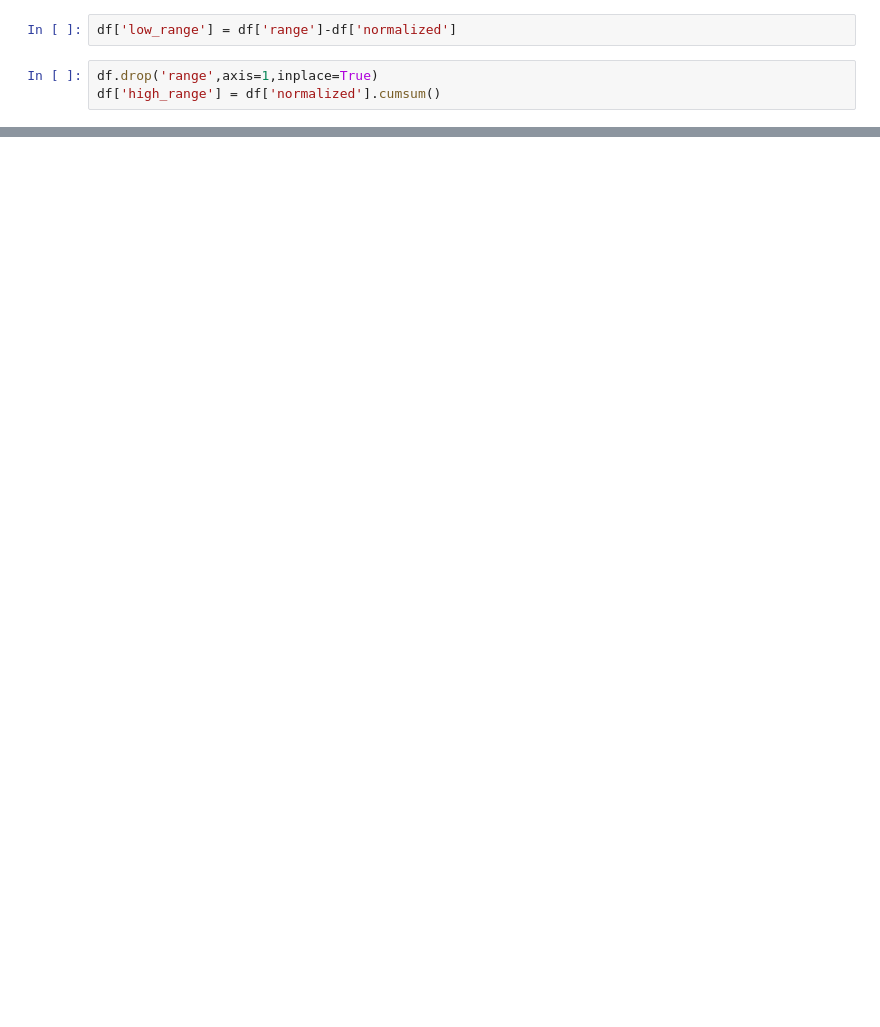
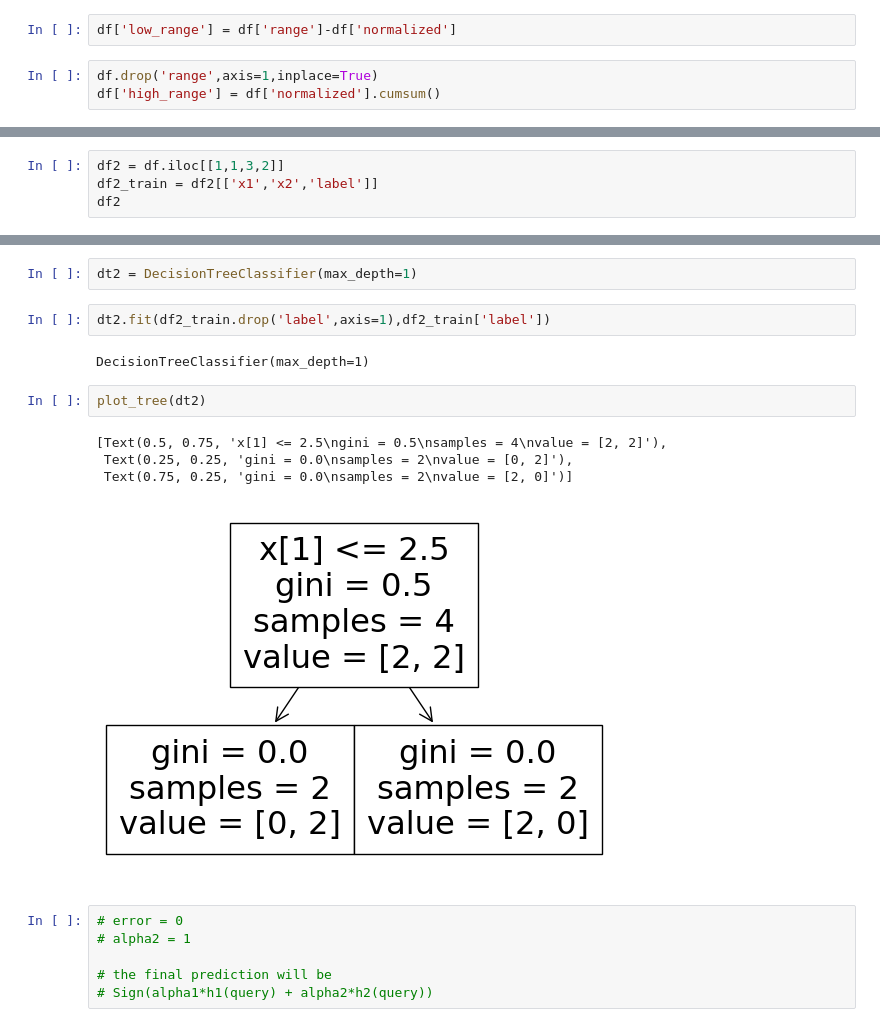
Before and after one commit to AbuManiyar/pdf-to-csv-to-eda, a Jupyter notebook: campusx.ipynb, the cells around one changed output, grey strips where cells are left out. Cells and saved outputs as stored; diff of their text form; blank space fills up the shorter version.

```diff
--- a/campusx.ipynb
+++ b/campusx.ipynb
@@ -905,0 +912,4 @@ df
+# %%
+df2 = df.iloc[[1,1,3,2]]
+df2_train = df2[['x1','x2','label']]
+df2
@@ -905,0 +922,19 @@ df
+# %%
+dt2 = DecisionTreeClassifier(max_depth=1)
+# %%
+dt2.fit(df2_train.drop('label',axis=1),df2_train['label'])
+# %% [output]
+DecisionTreeClassifier(max_depth=1)
+# %%
+plot_tree(dt2)
+# %% [output]
+[Text(0.5, 0.75, 'x[1] <= 2.5\ngini = 0.5\nsamples = 4\nvalue = [2, 2]'),
+ Text(0.25, 0.25, 'gini = 0.0\nsamples = 2\nvalue = [0, 2]'),
+ Text(0.75, 0.25, 'gini = 0.0\nsamples = 2\nvalue = [2, 0]')]
+[figure, added]
+# %%
+# error = 0
+# alpha2 = 1
+
+# the final prediction will be
+# Sign(alpha1*h1(query) + alpha2*h2(query))
```
Also changed, not shown: parts of 11 cells of this notebook.
